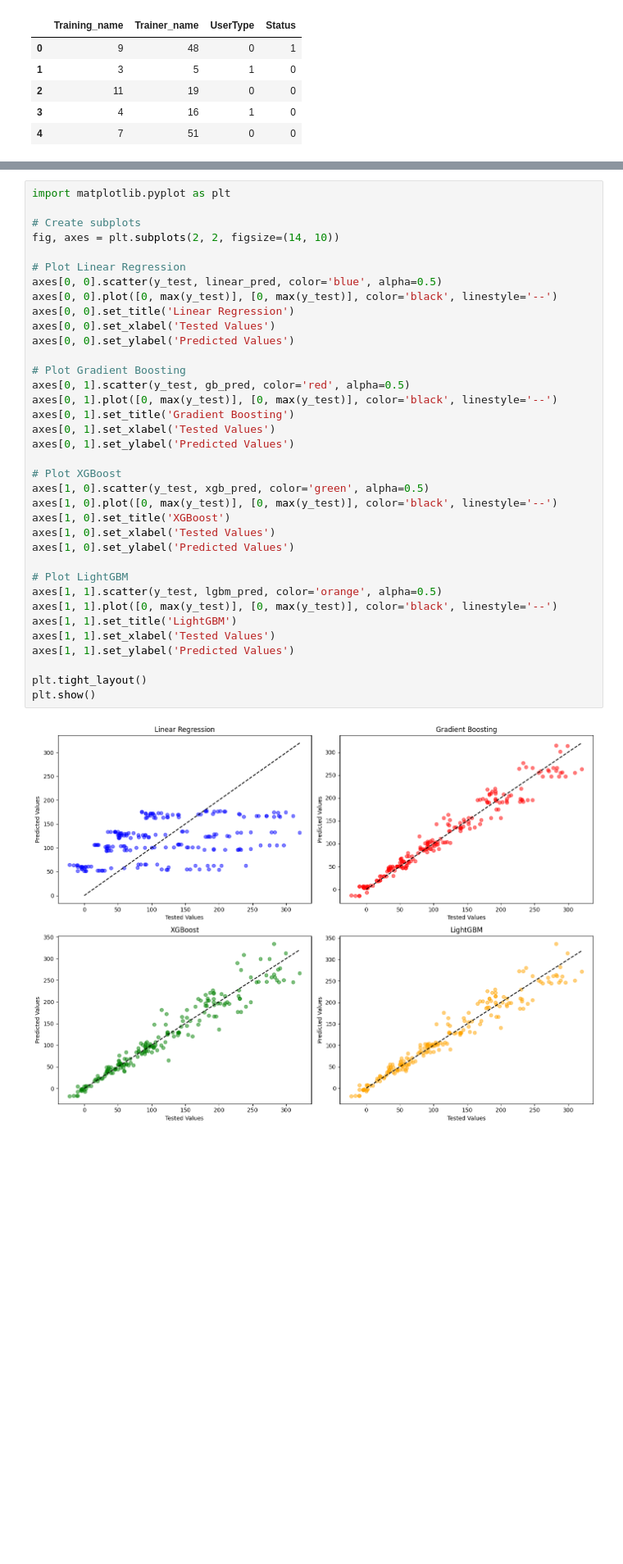
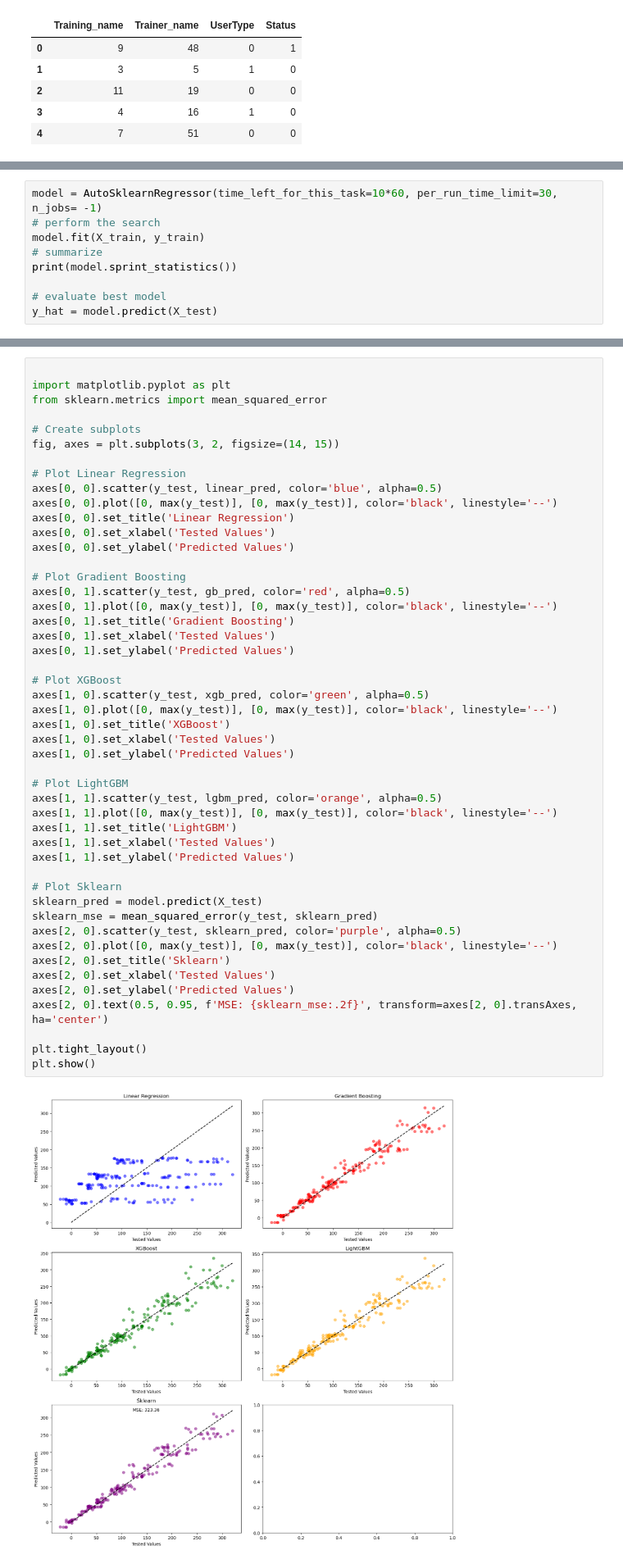
Before and after one commit to quenti20/Jman_Project_Data, a Jupyter notebook: Data_Science_Project/newModelDesigner.ipynb, the cells around one changed output, grey strips where cells are left out. Shown at 82% size. Cells and saved outputs as stored; diff of their text form; blank space fills up the shorter version.

```diff
--- a/Data_Science_Project/newModelDesigner.ipynb
+++ b/Data_Science_Project/newModelDesigner.ipynb
@@ -122,3 +396,12 @@ R-squared: 0.9406
 Model: LightGBM
 Mean Squared Error: 373.8326
 R-squared: 0.9492
+# %%
+model = AutoSklearnRegressor(time_left_for_this_task=10*60, per_run_time_limit=30, n_jobs= -1)
+# perform the search
+model.fit(X_train, y_train)
+# summarize
+print(model.sprint_statistics())
+
+# evaluate best model
+y_hat = model.predict(X_test)
@@ -125,41 +442,53 @@ R-squared: 0.9492
 # %%
+
 import matplotlib.pyplot as plt
+from sklearn.metrics import mean_squared_error
 
 # Create subplots
-fig, axes = plt.subplots(2, 2, figsize=(14, 10))
+fig, axes = plt.subplots(3, 2, figsize=(14, 15))
 
 # Plot Linear Regression
 axes[0, 0].scatter(y_test, linear_pred, color='blue', alpha=0.5)
 axes[0, 0].plot([0, max(y_test)], [0, max(y_test)], color='black', linestyle='--')
 axes[0, 0].set_title('Linear Regression')
 axes[0, 0].set_xlabel('Tested Values')
 axes[0, 0].set_ylabel('Predicted Values')
 
 # Plot Gradient Boosting
 axes[0, 1].scatter(y_test, gb_pred, color='red', alpha=0.5)
 axes[0, 1].plot([0, max(y_test)], [0, max(y_test)], color='black', linestyle='--')
 axes[0, 1].set_title('Gradient Boosting')
 axes[0, 1].set_xlabel('Tested Values')
 axes[0, 1].set_ylabel('Predicted Values')
 
 # Plot XGBoost
 axes[1, 0].scatter(y_test, xgb_pred, color='green', alpha=0.5)
 axes[1, 0].plot([0, max(y_test)], [0, max(y_test)], color='black', linestyle='--')
 axes[1, 0].set_title('XGBoost')
 axes[1, 0].set_xlabel('Tested Values')
 axes[1, 0].set_ylabel('Predicted Values')
 
 # Plot LightGBM
 axes[1, 1].scatter(y_test, lgbm_pred, color='orange', alpha=0.5)
 axes[1, 1].plot([0, max(y_test)], [0, max(y_test)], color='black', linestyle='--')
 axes[1, 1].set_title('LightGBM')
 axes[1, 1].set_xlabel('Tested Values')
 axes[1, 1].set_ylabel('Predicted Values')
 
+# Plot Sklearn
+sklearn_pred = model.predict(X_test)
+sklearn_mse = mean_squared_error(y_test, sklearn_pred)
+axes[2, 0].scatter(y_test, sklearn_pred, color='purple', alpha=0.5)
+axes[2, 0].plot([0, max(y_test)], [0, max(y_test)], color='black', linestyle='--')
+axes[2, 0].set_title('Sklearn')
+axes[2, 0].set_xlabel('Tested Values')
+axes[2, 0].set_ylabel('Predicted Values')
+axes[2, 0].text(0.5, 0.95, f'MSE: {sklearn_mse:.2f}', transform=axes[2, 0].transAxes, ha='center')
+
 plt.tight_layout()
 plt.show()
 # %% [output]
-[figure, old version]
+[figure, new version]
 # %%
 import shap
 
```
Also changed, not shown: parts of 19 cells of this notebook, 11 other files.
